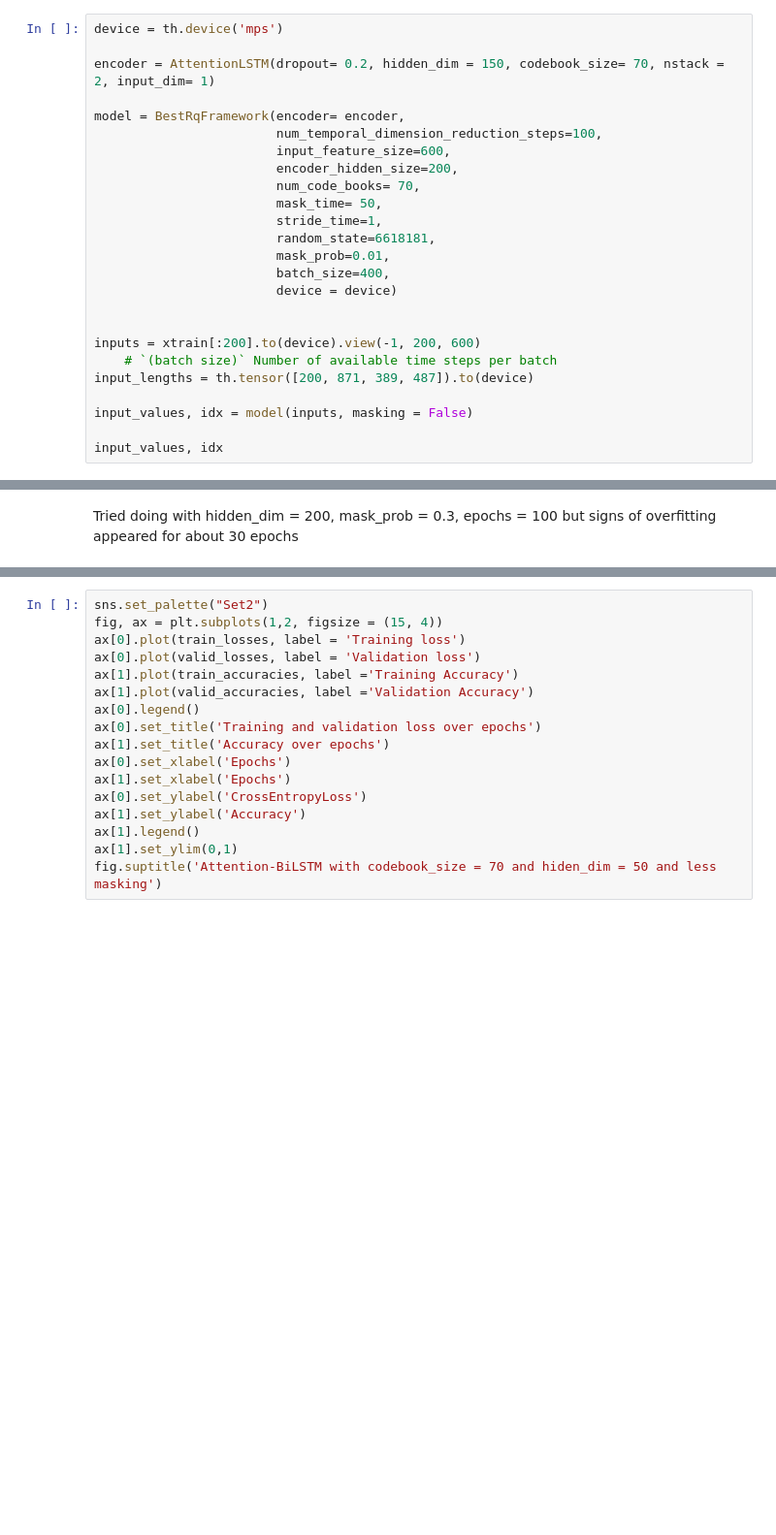
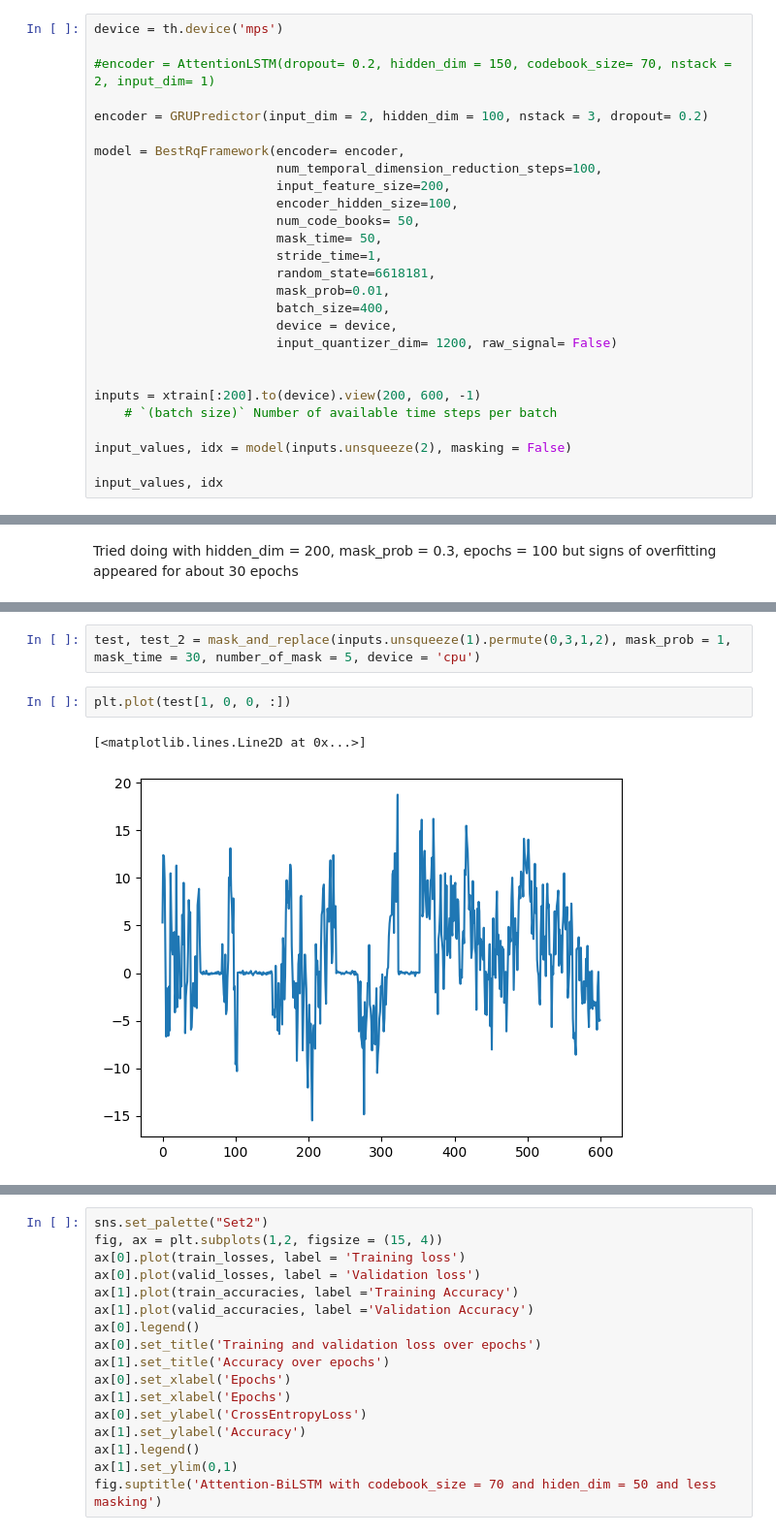
Before and after one commit to oscarninou/adl24-sleep-stage, a Jupyter notebook: random_projection_pretraing.ipynb, the cells around one changed output, grey strips where cells are left out. Shown at 97% size. Saved outputs shown, nothing was run; the diff lists cells and outputs as text; blank space fills up the shorter version.

```diff
--- a/random_projection_pretraing.ipynb
+++ b/random_projection_pretraing.ipynb
@@ -337,26 +342,28 @@ Text(0.5, 1.0, 'Visualisation du masque')
 # %%
 device = th.device('mps')
 
-encoder = AttentionLSTM(dropout= 0.2, hidden_dim = 150, codebook_size= 70, nstack = 2, input_dim= 1)
+#encoder = AttentionLSTM(dropout= 0.2, hidden_dim = 150, codebook_size= 70, nstack = 2, input_dim= 1)
+
+encoder = GRUPredictor(input_dim = 2, hidden_dim = 100, nstack = 3, dropout= 0.2)
 
 model = BestRqFramework(encoder= encoder,
                         num_temporal_dimension_reduction_steps=100,
-                        input_feature_size=600,
-                        encoder_hidden_size=200,
-                        num_code_books= 70,
+                        input_feature_size=200,
+                        encoder_hidden_size=100,
+                        num_code_books= 50,
                         mask_time= 50,
                         stride_time=1,
                         random_state=6618181,
                         mask_prob=0.01,
                         batch_size=400,
-                        device = device)
+                        device = device,
+                        input_quantizer_dim= 1200, raw_signal= False)
 
 
-inputs = xtrain[:200].to(device).view(-1, 200, 600)
+inputs = xtrain[:200].to(device).view(200, 600, -1)
     # `(batch size)` Number of available time steps per batch
-input_lengths = th.tensor([200, 871, 389, 487]).to(device)
 
-input_values, idx = model(inputs, masking = False)
+input_values, idx = model(inputs.unsqueeze(2), masking = False)
 
 input_values, idx
 # %% [output]
@@ -399,0 +472,7 @@ RuntimeError: MPS backend out of memory (MPS allocated: 8.29 GB, other allocatio
+# %%
+test, test_2 = mask_and_replace(inputs.unsqueeze(1).permute(0,3,1,2), mask_prob = 1, mask_time = 30, number_of_mask = 5, device = 'cpu')
+# %%
+plt.plot(test[1, 0, 0, :])
+# %% [output]
+[<matplotlib.lines.Line2D at 0x...>]
+[figure, added]
```
Also changed, not shown: parts of 27 cells of this notebook, 5 other files.
